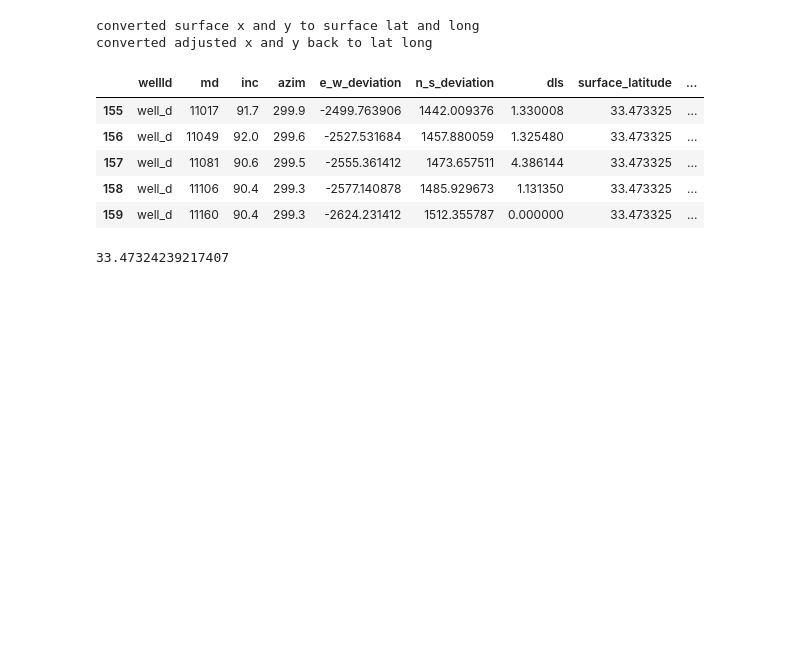
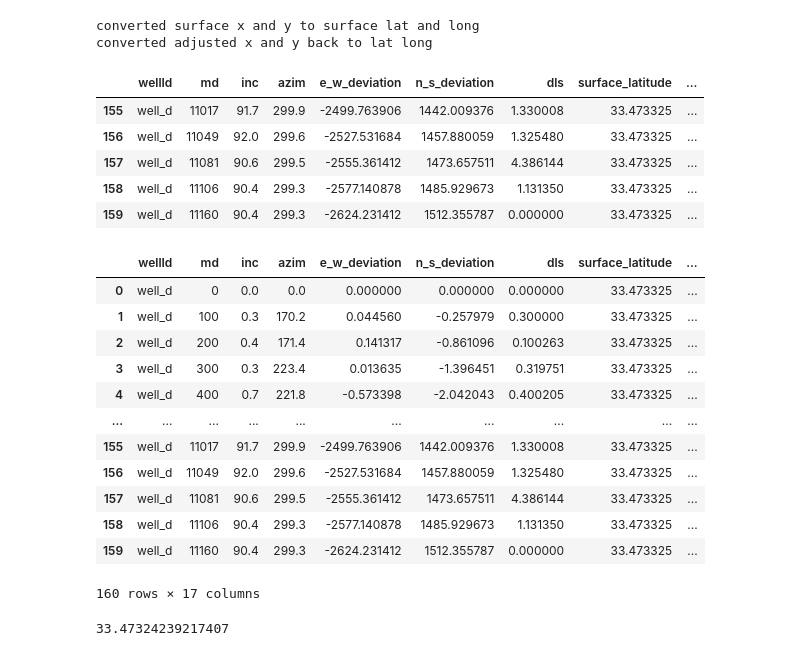
Before and after one commit to bpamos/welltrajconvert, a Jupyter notebook: notebook/Lat Long Conversion .ipynb, the cells around one changed output. Cells and saved outputs as stored; diff of their text form; code cells hidden in the pictures; blank space fills up the shorter version.

```diff
--- a/notebook/Lat Long Conversion .ipynb
+++ b/notebook/Lat Long Conversion .ipynb
@@ -104,6 +198,22 @@ converted adjusted x and y back to lat long
 | 157 | well_d | 11081 | 90.6 | 299.5 | -2555.361412 | 1473.657511 | 4.386144 | 33.473325 | ... |
 | 158 | well_d | 11106 | 90.4 | 299.3 | -2577.140878 | 1485.929673 | 1.131350 | 33.473325 | ... |
 | 159 | well_d | 11160 | 90.4 | 299.3 | -2624.231412 | 1512.355787 | 0.000000 | 33.473325 | ... |
+# %%
+df_min_curve
+# %% [output]
+|  | wellId | md | inc | azim | e_w_deviation | n_s_deviation | dls | surface_latitude | ... |
+| 0 | well_d | 0 | 0.0 | 0.0 | 0.000000 | 0.000000 | 0.000000 | 33.473325 | ... |
+| 1 | well_d | 100 | 0.3 | 170.2 | 0.044560 | -0.257979 | 0.300000 | 33.473325 | ... |
+| 2 | well_d | 200 | 0.4 | 171.4 | 0.141317 | -0.861096 | 0.100263 | 33.473325 | ... |
+| 3 | well_d | 300 | 0.3 | 223.4 | 0.013635 | -1.396451 | 0.319751 | 33.473325 | ... |
+| 4 | well_d | 400 | 0.7 | 221.8 | -0.573398 | -2.042043 | 0.400205 | 33.473325 | ... |
+| ... | ... | ... | ... | ... | ... | ... | ... | ... | ... |
+| 155 | well_d | 11017 | 91.7 | 299.9 | -2499.763906 | 1442.009376 | 1.330008 | 33.473325 | ... |
+| 156 | well_d | 11049 | 92.0 | 299.6 | -2527.531684 | 1457.880059 | 1.325480 | 33.473325 | ... |
+| 157 | well_d | 11081 | 90.6 | 299.5 | -2555.361412 | 1473.657511 | 4.386144 | 33.473325 | ... |
+| 158 | well_d | 11106 | 90.4 | 299.3 | -2577.140878 | 1485.929673 | 1.131350 | 33.473325 | ... |
+| 159 | well_d | 11160 | 90.4 | 299.3 | -2624.231412 | 1512.355787 | 0.000000 | 33.473325 | ... |
+160 rows × 17 columns
 # %%
 min(df_min_curve['latitude_points'])
 # %% [output]
```
Also changed, not shown: parts of 5 cells of this notebook, 4 other files.
